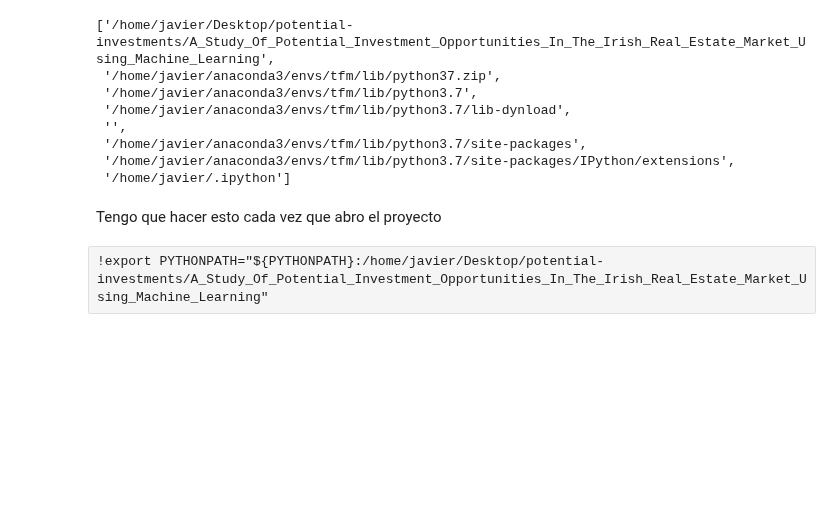
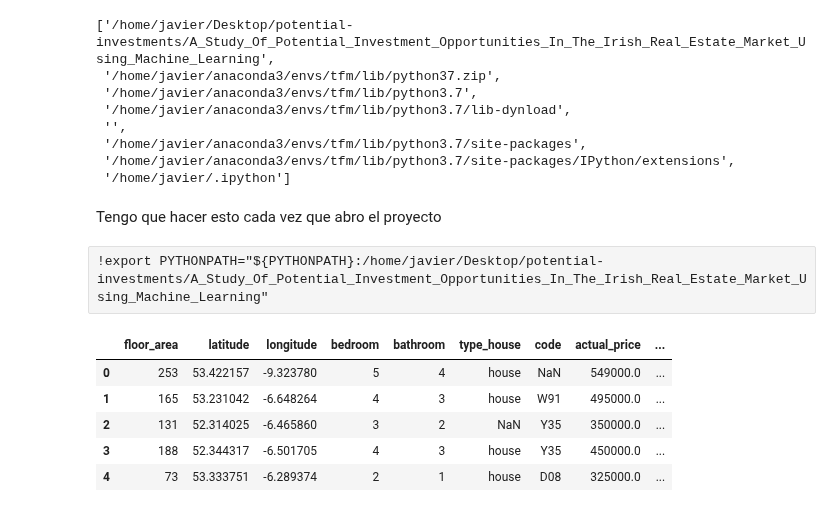
Before and after one commit to javiicc/Identifying_Potential_Investment_Opportunities_In_The_Irish_Real_Estate_Market_Using_MachineLearning, a Jupyter notebook: investment-opportunities/notebooks/Untitled.ipynb, the cells around one changed output. Drawn from its saved outputs; the diff is of its cells as text; code cells hidden in the pictures; blank space fills up the shorter version.

Commit message:
frontend

```diff
--- a/investment-opportunities/notebooks/Untitled.ipynb
+++ b/investment-opportunities/notebooks/Untitled.ipynb
@@ -103,3 +116,13 @@ def transformer_estimator(num_transformation, regressor, poly_degree=1):
         ])
 
     return pipe_estimator
+# %%
+df = pd.read_csv('/home/javier/Desktop/Identifyin_Potential_Investment_Opportunities_In_The_Irish_Real_Estate_Market_Using_Machine_Learning/investment-opportunities/data/07_model_output/data_for_frontend.csv')
+df.head()
+# %% [output]
+|  | floor_area | latitude | longitude | bedroom | bathroom | type_house | code | actual_price | ... |
+| 0 | 253 | 53.422157 | -9.323780 | 5 | 4 | house | NaN | 549000.0 | ... |
+| 1 | 165 | 53.231042 | -6.648264 | 4 | 3 | house | W91 | 495000.0 | ... |
+| 2 | 131 | 52.314025 | -6.465860 | 3 | 2 | NaN | Y35 | 350000.0 | ... |
+| 3 | 188 | 52.344317 | -6.501705 | 4 | 3 | house | Y35 | 450000.0 | ... |
+| 4 | 73 | 53.333751 | -6.289374 | 2 | 1 | house | D08 | 325000.0 | ... |
```
Also changed, not shown: parts of 3 cells of this notebook, 3 other files.
